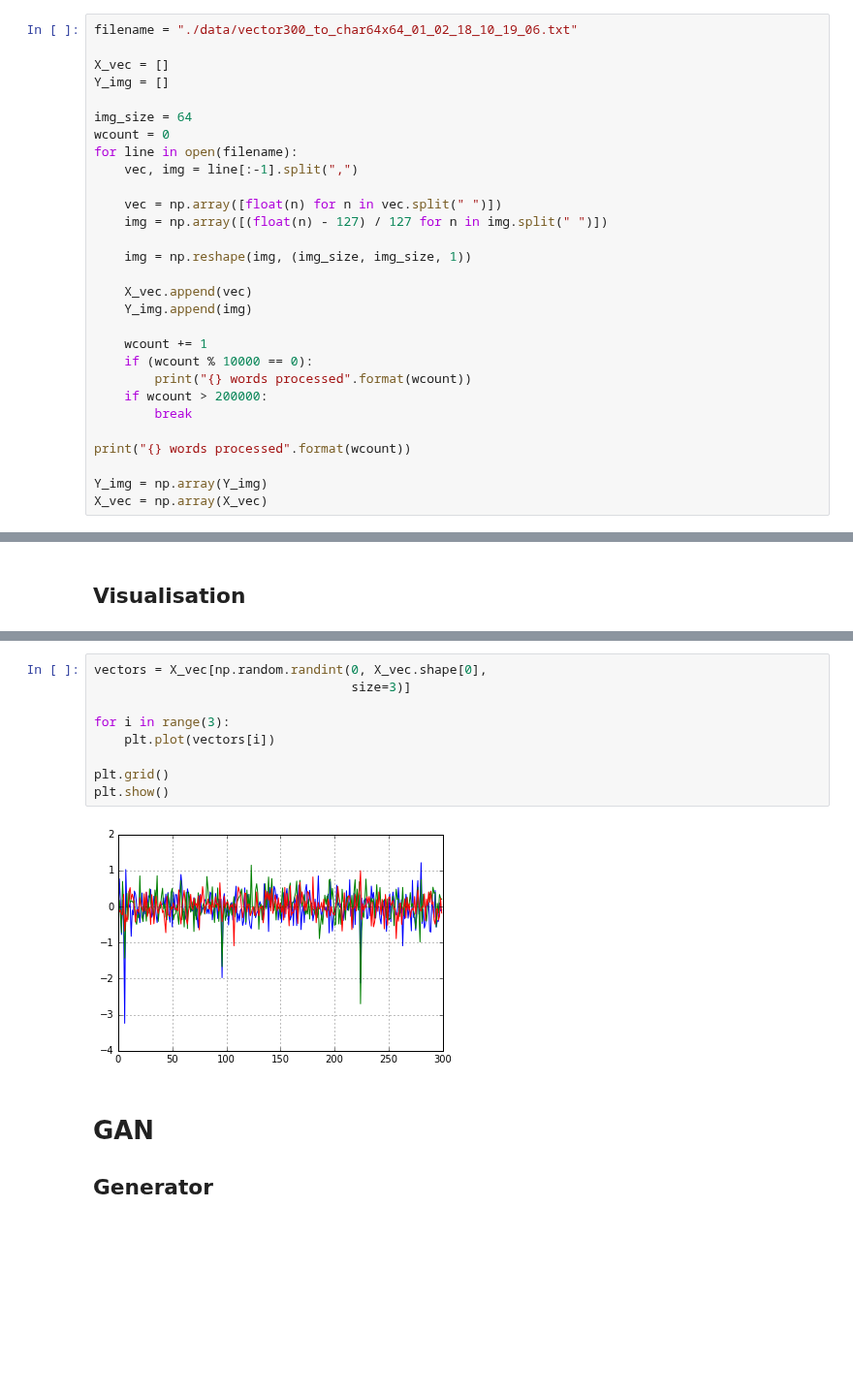
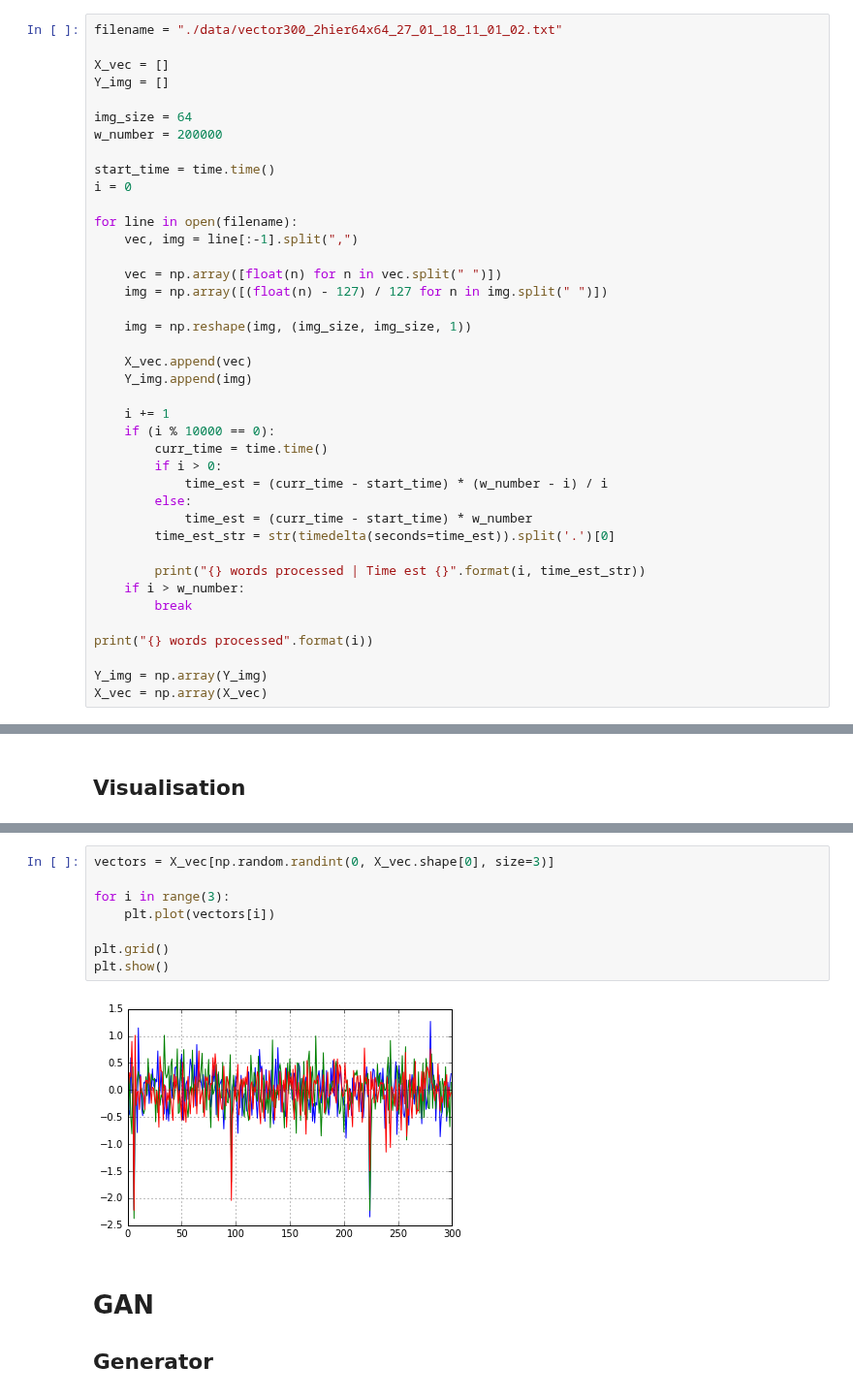
Before and after one commit to robolamp/SleepingCalligrapher, a Jupyter notebook: chars_GAN.ipynb, the cells around one changed output, grey strips where cells are left out. Shown at 97% size. Saved outputs shown, nothing was run; the diff lists cells and outputs as text; blank space fills up the shorter version.

```diff
--- a/chars_GAN.ipynb
+++ b/chars_GAN.ipynb
@@ -25,13 +25,17 @@ Using TensorFlow backend.
 # %% [markdown]
 ## Data
 # %%
-filename = "./data/vector300_to_char64x64_01_02_18_10_19_06.txt"
+filename = "./data/vector300_2hier64x64_27_01_18_11_01_02.txt"
 
 X_vec = []
 Y_img = []
 
 img_size = 64
-wcount = 0
+w_number = 200000
+
+start_time = time.time()
+i = 0
+
 for line in open(filename):
     vec, img = line[:-1].split(",")
 
@@ -43,13 +47,20 @@ for line in open(filename):
     X_vec.append(vec)
     Y_img.append(img)
 
-    wcount += 1
-    if (wcount % 10000 == 0):
-        print("{} words processed".format(wcount))
-    if wcount > 200000:
+    i += 1
+    if (i % 10000 == 0):
+        curr_time = time.time()
+        if i > 0:
+            time_est = (curr_time - start_time) * (w_number - i) / i
+        else:
+            time_est = (curr_time - start_time) * w_number
+        time_est_str = str(timedelta(seconds=time_est)).split('.')[0]
+
+        print("{} words processed | Time est {}".format(i, time_est_str))
+    if i > w_number:
         break
 
-print("{} words processed".format(wcount))
+print("{} words processed".format(i))
 
 Y_img = np.array(Y_img)
 X_vec = np.array(X_vec)
@@ -91,14 +98,13 @@ plt.show()
 # %%
-vectors = X_vec[np.random.randint(0, X_vec.shape[0],
-                                  size=3)]
+vectors = X_vec[np.random.randint(0, X_vec.shape[0], size=3)]
 
 for i in range(3):
     plt.plot(vectors[i])
 
 plt.grid()
 plt.show()
 # %% [output]
-[figure, old version]
+[figure, new version]
 # %% [markdown]
 # GAN
 ## Generator
```
Also changed, not shown: parts of 10 cells of this notebook.
